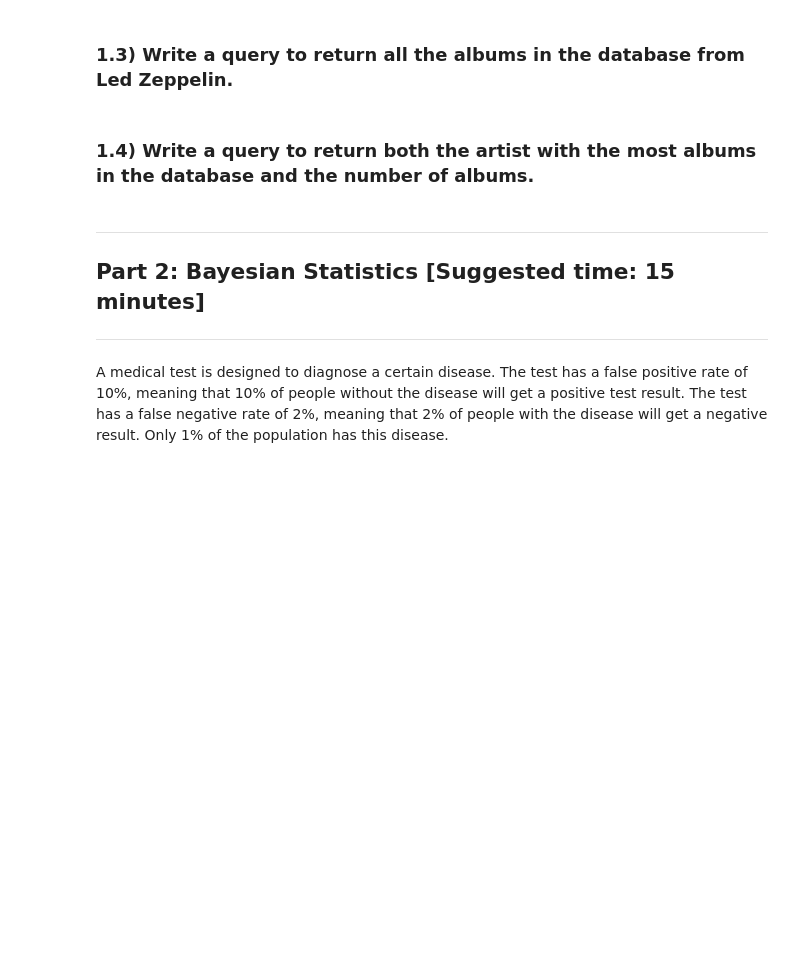
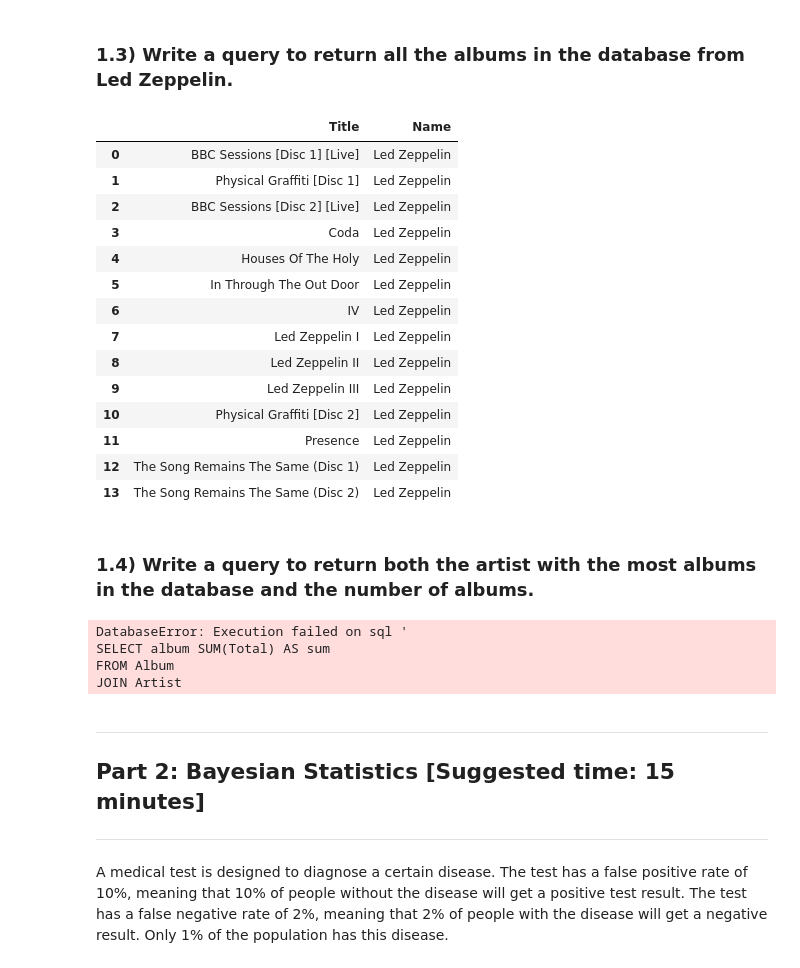
Before and after one commit to gloriapintado/NYC-DS-080723, a Jupyter notebook: dsc-code-challenge-2-cg-v3-master/index.ipynb, the cells around one changed output. Cells and saved outputs as stored; diff of their text form; code cells hidden in the pictures; blank space fills up the shorter version.

```diff
--- a/dsc-code-challenge-2-cg-v3-master/index.ipynb
+++ b/dsc-code-challenge-2-cg-v3-master/index.ipynb
@@ -51,7 +51,7 @@ In this part, you will create and execute three SQL queries on the Chinook datab
 # Replace None with appropriate code
 # Connect to the Database here ("Chinook_Sqlite.sqlite")
 
-path = None
+path = "Chinook_Sqlite.sqlite"
 conn = sqlite3.connect(path)
 # %%
 assert type(path) == str
@@ -102,11 +119,33 @@ first_query_df = pd.read_sql(first_query, conn)
 # %%
 # CodeGrade step1.3
 # Replace None with appropriate code
 # Hint: Use the Artist and Album tables!
 
-second_query = None
+second_query = """
+SELECT title, name
+FROM Album
+JOIN Artist
+USING(ArtistId)
+WHERE name = 'Led Zeppelin';
 
+"""
 pd.read_sql(second_query, conn)
+# %% [output]
+|  | Title | Name |
+| 0 | BBC Sessions [Disc 1] [Live] | Led Zeppelin |
+| 1 | Physical Graffiti [Disc 1] | Led Zeppelin |
+| 2 | BBC Sessions [Disc 2] [Live] | Led Zeppelin |
+| 3 | Coda | Led Zeppelin |
+| 4 | Houses Of The Holy | Led Zeppelin |
+| 5 | In Through The Out Door | Led Zeppelin |
+| 6 | IV | Led Zeppelin |
+| 7 | Led Zeppelin I | Led Zeppelin |
+| 8 | Led Zeppelin II | Led Zeppelin |
+| 9 | Led Zeppelin III | Led Zeppelin |
+| 10 | Physical Graffiti [Disc 2] | Led Zeppelin |
+| 11 | Presence | Led Zeppelin |
+| 12 | The Song Remains The Same (Disc 1) | Led Zeppelin |
+| 13 | The Song Remains The Same (Disc 2) | Led Zeppelin |
 # %%
 # second_query should be a string
 assert type(second_query) == str
@@ -119,9 +158,20 @@ second_query_df = pd.read_sql(second_query, conn)
 # CodeGrade step1.4
 # Replace None with appropriate code
 
-third_query = None
-
+third_query = """
+SELECT album SUM(Total) AS sum
+FROM Album
+JOIN Artist
+USING(ArtistId)
+SELECT name
+ORDER BY sum ASC;
+"""
 pd.read_sql(third_query, conn)
+# %% [output]
+DatabaseError: Execution failed on sql '
+SELECT album SUM(Total) AS sum
+FROM Album
+JOIN Artist
 # %%
 # third_query should be a string
 assert type(third_query) == str
```
Also changed, not shown: parts of 14 cells of this notebook, 1 other file.
